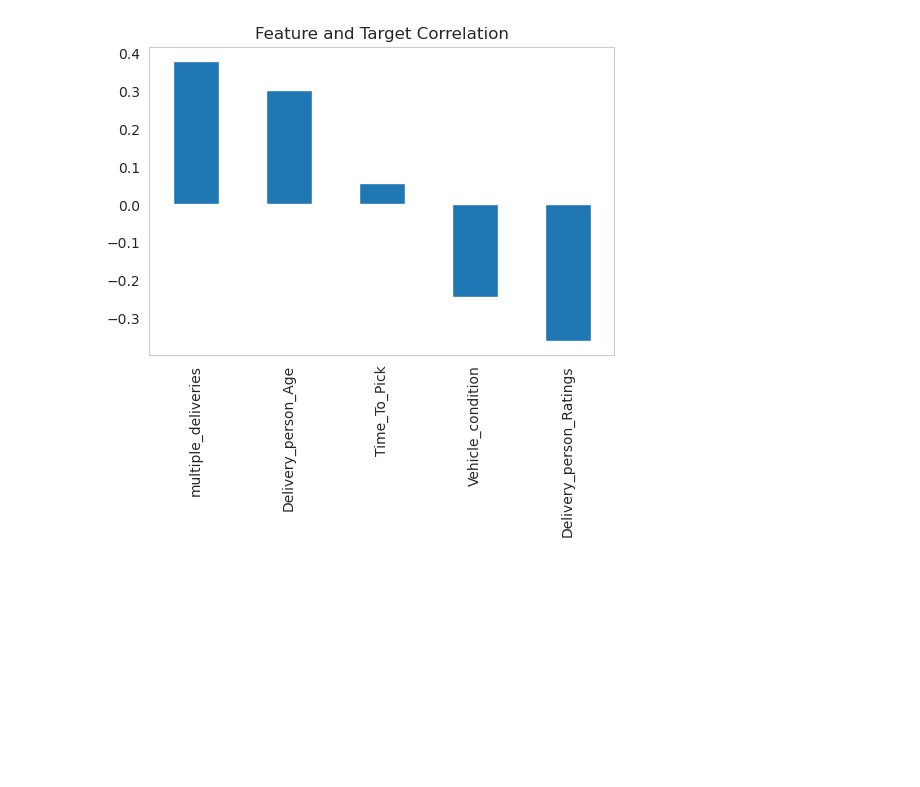
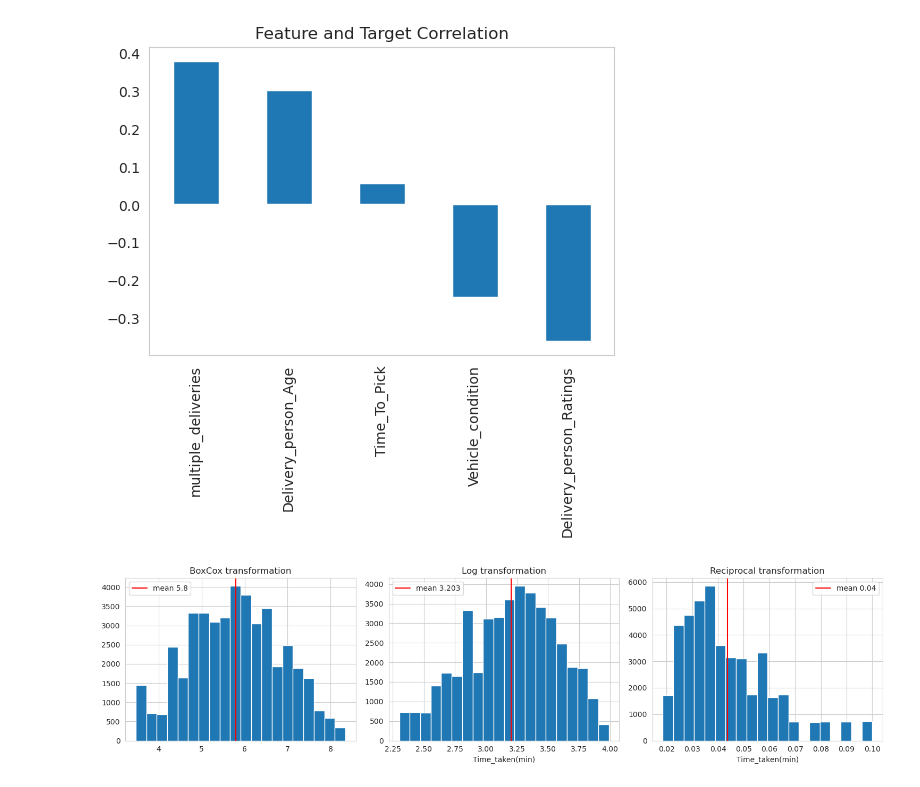
Before and after one commit to liamarguedas/uber-eats-delivery-time, a Jupyter notebook: notebooks/analyze-and-explore-data.ipynb, the cells around one changed output. Saved outputs shown, nothing was run; the diff lists cells and outputs as text; code cells hidden in the pictures; blank space fills up the shorter version.

```diff
--- a/notebooks/analyze-and-explore-data.ipynb
+++ b/notebooks/analyze-and-explore-data.ipynb
@@ -69,3 +92,28 @@ data.drop(['Order_Year', 'Restaurant_latitude',
 plt.grid(False);
 # %% [output]
 [figure]
+# %%
+import scipy.stats as stats
+
+TargetBoxCox, param = stats.boxcox(data['Time_taken(min)'])
+
+fig, (ax1, ax2, ax3) = plt.subplots(ncols = 3, nrows = 1, figsize = (15, 4))
+
+sns.distplot(TargetBoxCox, bins = 20, kde = False, hist_kws = {'alpha': 1}, ax = ax1)
+ax1.axvline(TargetBoxCox.mean(), color = 'red', label = f'mean {round(TargetBoxCox.mean(), 2)}')
+ax1.set_title('BoxCox transformation')
+ax1.legend(loc = 'upper left')
+
+sns.distplot(np.log(data['Time_taken(min)']), bins = 20, kde = False, hist_kws = {'alpha': 1}, ax = ax2)
+ax2.axvline(np.log(data['Time_taken(min)']).mean(), color = 'red', label = f"mean {round(np.log(data['Time_taken(min)']).mean(), 3)}")
+ax2.set_title('Log transformation')
+ax2.legend(loc = 'upper left')
+
+sns.distplot(1 / (data['Time_taken(min)']), bins = 20, kde = False, hist_kws = {'alpha': 1}, ax = ax3)
+ax3.axvline((1 / (data['Time_taken(min)'])).mean(), color = 'red', label = f"mean {round((1 / (data['Time_taken(min)'])).mean(), 2)}")
+ax3.set_title('Reciprocal transformation')
+ax3.legend()
+
+plt.tight_layout();
+# %% [output]
+[figure, added]
```
Also changed, not shown: parts of 10 cells of this notebook.
